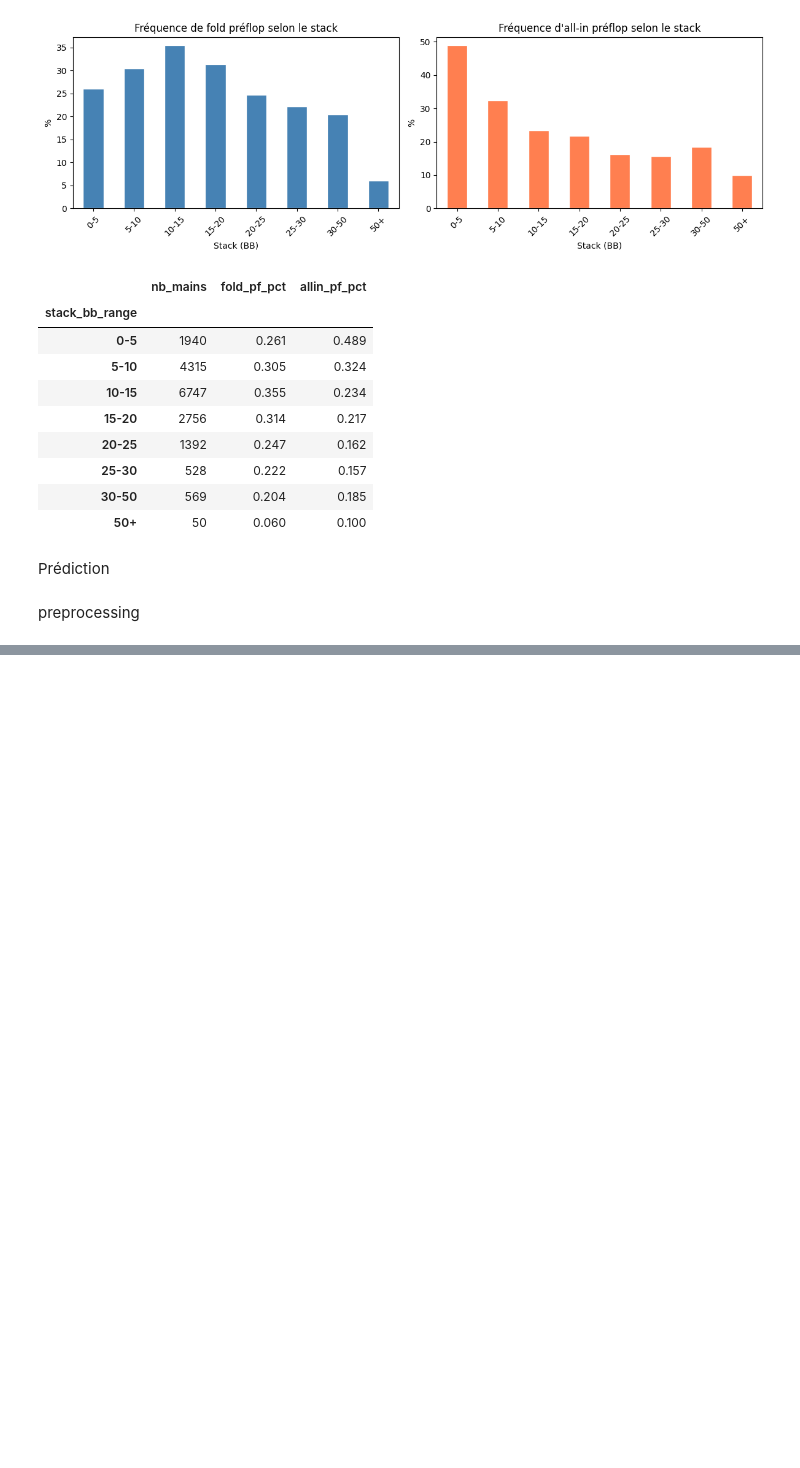
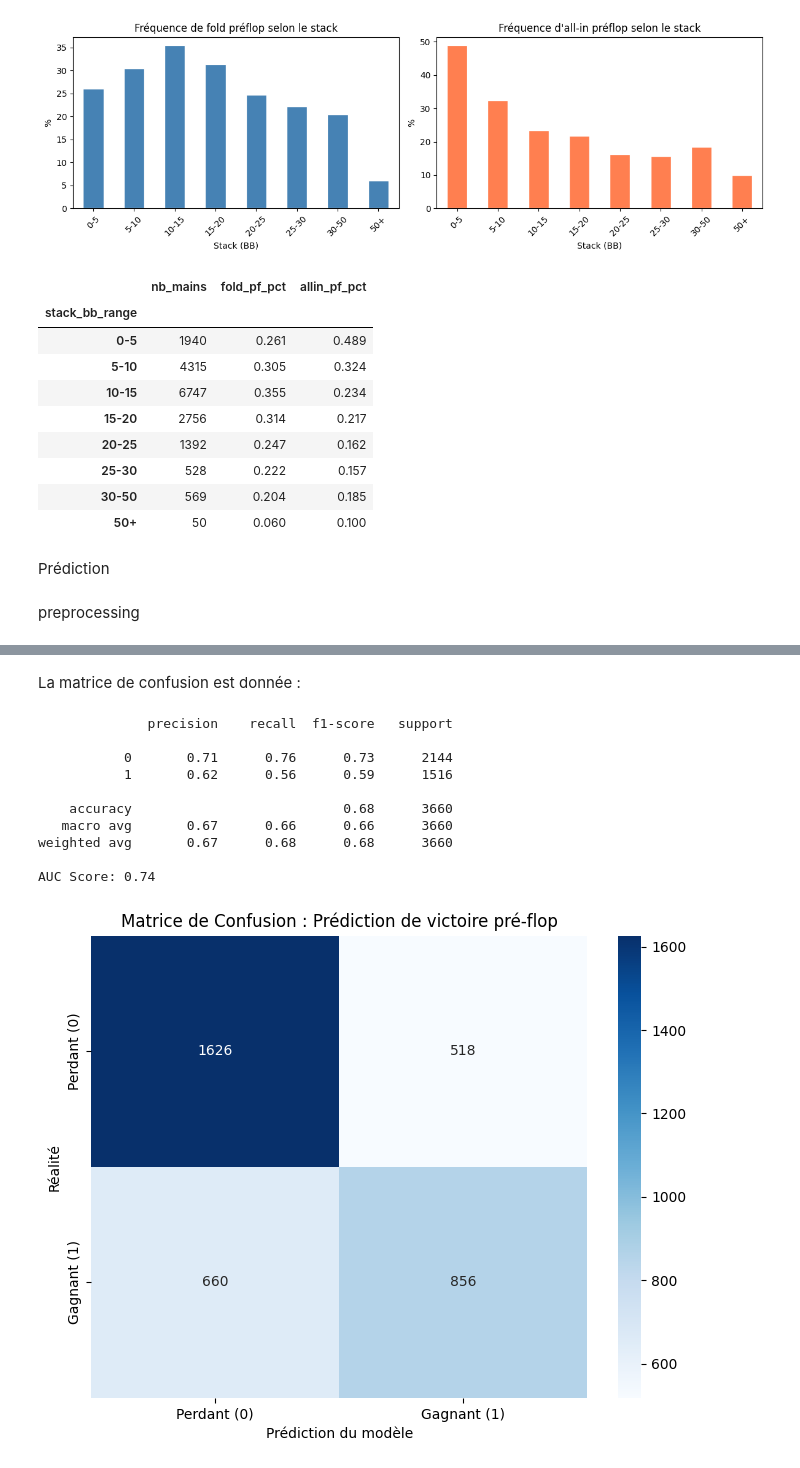
Before and after one commit to MathisKacer/projet_poker, a Jupyter notebook: execution.ipynb, the cells around one changed output, grey strips where cells are left out. Cells and saved outputs as stored; diff of their text form; code cells hidden in the pictures; blank space fills up the shorter version.

```diff
--- a/execution.ipynb
+++ b/execution.ipynb
@@ -94,0 +229,23 @@ KeyError: "['est meme signe'] not in index"
+# %%
+def classification(hero):
+
+    mains_prediction = mains_select[mains_select['hero'] == hero]
+
+    X = mains_prediction[var_numeriques + var_categorielles]
+    y_class = mains_prediction['main_gagnante']
+    X_train_c, X_test_c, y_train_c, y_test_c = train_test_split(X, y_class, test_size=0.2, random_state=42)
+
+    classif_pipeline = Pipeline([
+        ('prepro', preprocessor),
+        ('classifier', RandomForestClassifier(n_estimators=100, random_state=42, max_depth=5))
+    ])
+
+    classif_pipeline.fit(X_train_c, y_train_c)
+    y_pred_c = classif_pipeline.predict(X_test_c)
+
+    print(classification_report(y_test_c, y_pred_c))
+    print(f"AUC Score: {roc_auc_score(y_test_c, classif_pipeline.predict_proba(X_test_c)[:, 1]):.2f}")
+
+    return (y_test_c, y_pred_c)
+
+classification('MathisKcr')
@@ -94,0 +276,32 @@ KeyError: "['est meme signe'] not in index"
+# %% [markdown]
+La matrice de confusion est donnée :
+# %%
+def matrice_confusion(hero):
+
+    y_test_c, y_pred_c = classification(hero)
+
+    cm = confusion_matrix(y_test_c, y_pred_c)
+
+    plt.figure(figsize=(8, 6))
+    sns.heatmap(cm, annot=True, fmt='d', cmap='Blues',
+                xticklabels=['Perdant (0)', 'Gagnant (1)'],
+                yticklabels=['Perdant (0)', 'Gagnant (1)'])
+
+    plt.xlabel('Prédiction du modèle')
+    plt.ylabel('Réalité')
+    plt.title('Matrice de Confusion : Prédiction de victoire pré-flop')
+    plt.show()
+
+matrice_confusion('MathisKcr')
+# %% [output]
+              precision    recall  f1-score   support
+
+           0       0.71      0.76      0.73      2144
+           1       0.62      0.56      0.59      1516
+
+    accuracy                           0.68      3660
+   macro avg       0.67      0.66      0.66      3660
+weighted avg       0.67      0.68      0.68      3660
+
+AUC Score: 0.74
+[figure, added]
```
Also changed, not shown: parts of 14 cells of this notebook.
